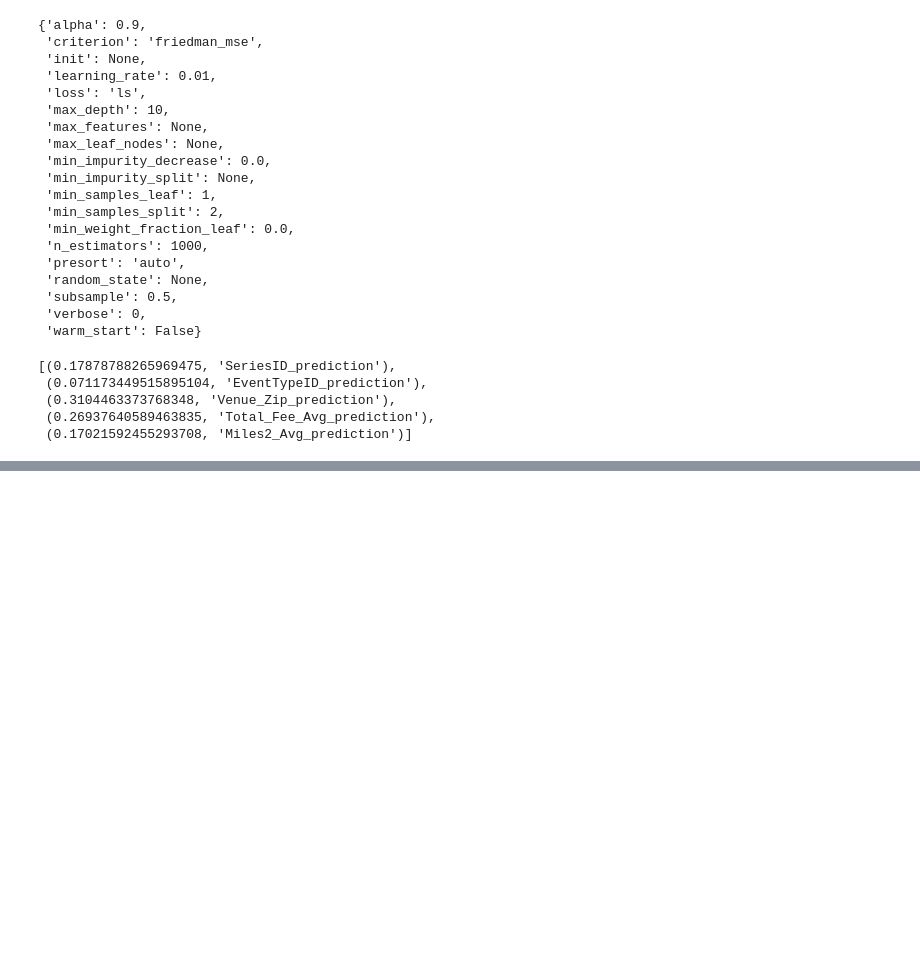
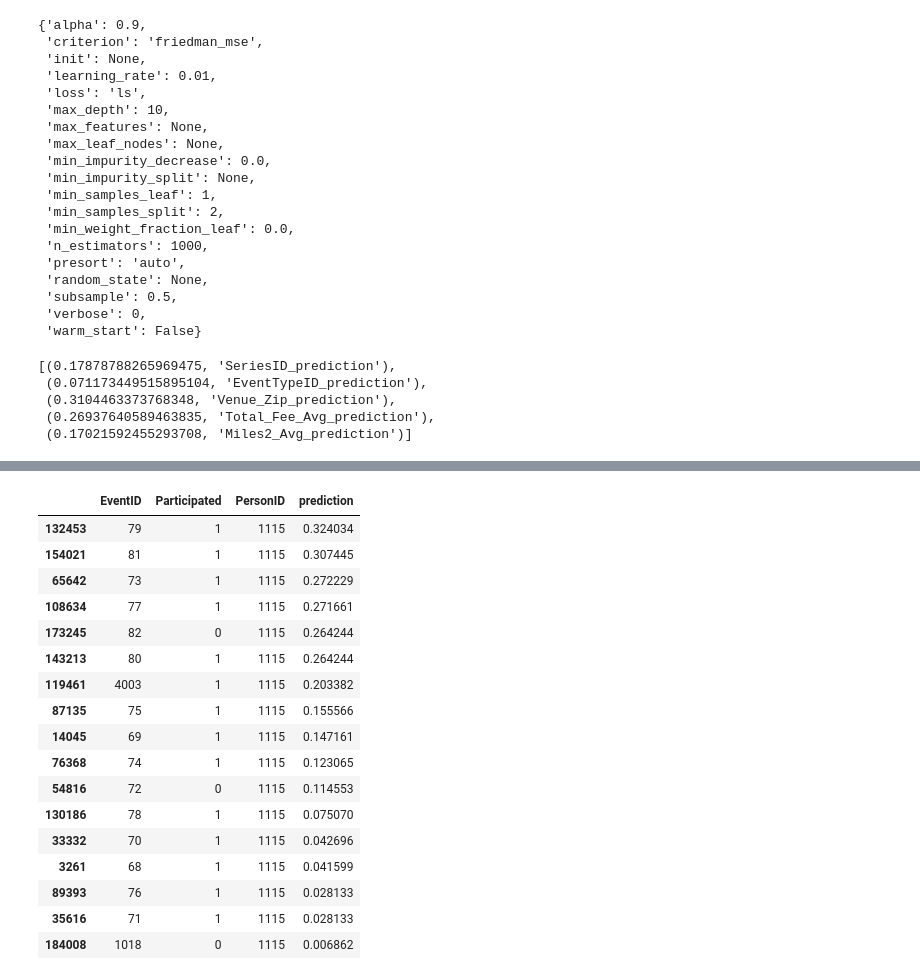
Before and after one commit to gcnuss/trailrun_participation, a Jupyter notebook: model/Final_Model_Pipeline-UPDATE.ipynb, the cells around one changed output, grey strips where cells are left out. Saved outputs shown, nothing was run; the diff lists cells and outputs as text; code cells hidden in the pictures; blank space fills up the shorter version.

```diff
--- a/model/Final_Model_Pipeline-UPDATE.ipynb
+++ b/model/Final_Model_Pipeline-UPDATE.ipynb
@@ -650,0 +844,4 @@ cleaned_data.join
+# %%
+gb_model_final = GradientBoostingRegressor(loss='ls', learning_rate=.01, n_estimators=100, subsample=0.5, max_depth=3)
+# %%
+gb_model_final.fit(X_gb_trainval, y_gb_trainval)
@@ -650,0 +864,2 @@ cleaned_data.join
+# %%
+gb_testpreds_final = gb_model_final.predict(X_gb_test)
@@ -650,0 +878,4 @@ cleaned_data.join
+# %%
+rankeval_testpreds_df_final = pd.DataFrame({'PersonID': gb_test_data['PersonID'], 'EventID':
+                                      gb_test_data['EventID'], 'Participated': y_gb_test.values,
+                                      'prediction': gb_testpreds_final})
@@ -650,0 +1024,21 @@ cleaned_data.join
+# %%
+rankeval_testpreds_df_final[rankeval_testpreds_df_final['PersonID']==1115].sort_values('prediction', ascending=False)
+# %% [output]
+|  | EventID | Participated | PersonID | prediction |
+| 132453 | 79 | 1 | 1115 | 0.324034 |
+| 154021 | 81 | 1 | 1115 | 0.307445 |
+| 65642 | 73 | 1 | 1115 | 0.272229 |
+| 108634 | 77 | 1 | 1115 | 0.271661 |
+| 173245 | 82 | 0 | 1115 | 0.264244 |
+| 143213 | 80 | 1 | 1115 | 0.264244 |
+| 119461 | 4003 | 1 | 1115 | 0.203382 |
+| 87135 | 75 | 1 | 1115 | 0.155566 |
+| 14045 | 69 | 1 | 1115 | 0.147161 |
+| 76368 | 74 | 1 | 1115 | 0.123065 |
+| 54816 | 72 | 0 | 1115 | 0.114553 |
+| 130186 | 78 | 1 | 1115 | 0.075070 |
+| 33332 | 70 | 1 | 1115 | 0.042696 |
+| 3261 | 68 | 1 | 1115 | 0.041599 |
+| 89393 | 76 | 1 | 1115 | 0.028133 |
+| 35616 | 71 | 1 | 1115 | 0.028133 |
+| 184008 | 1018 | 0 | 1115 | 0.006862 |
```
Also changed, not shown: parts of 81 cells of this notebook, 1 other file.
